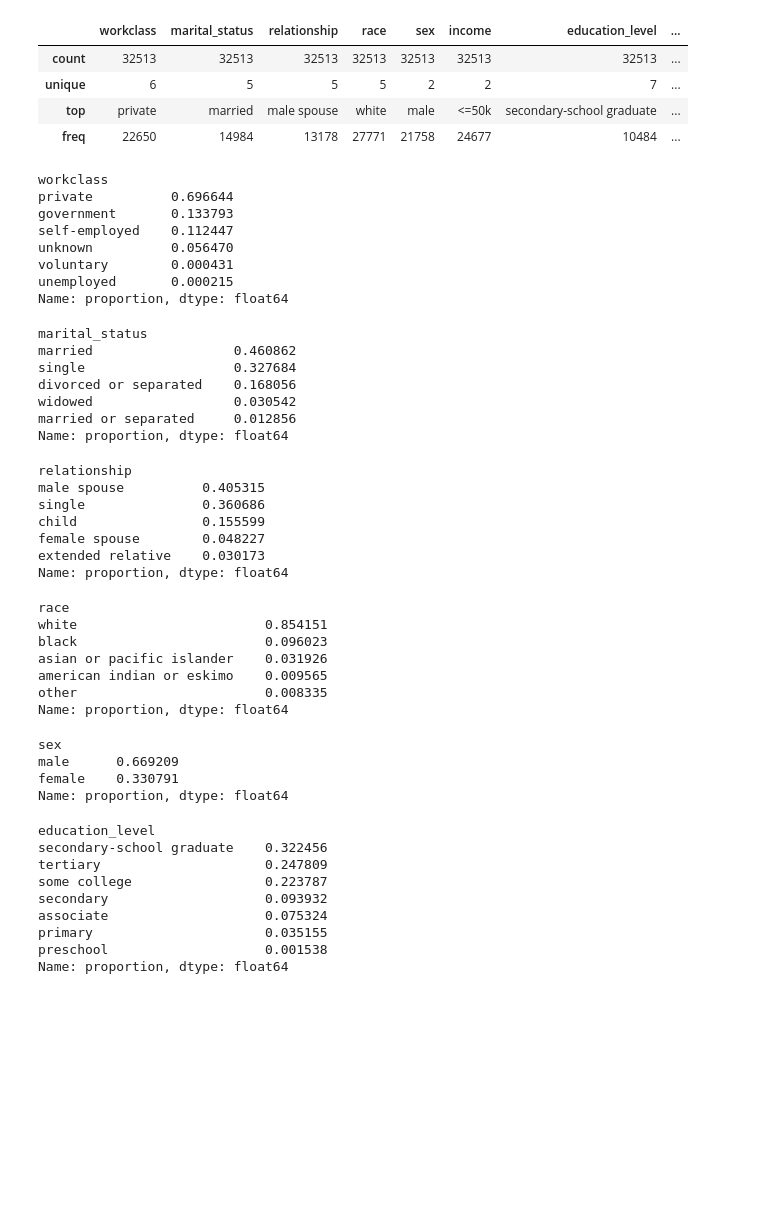
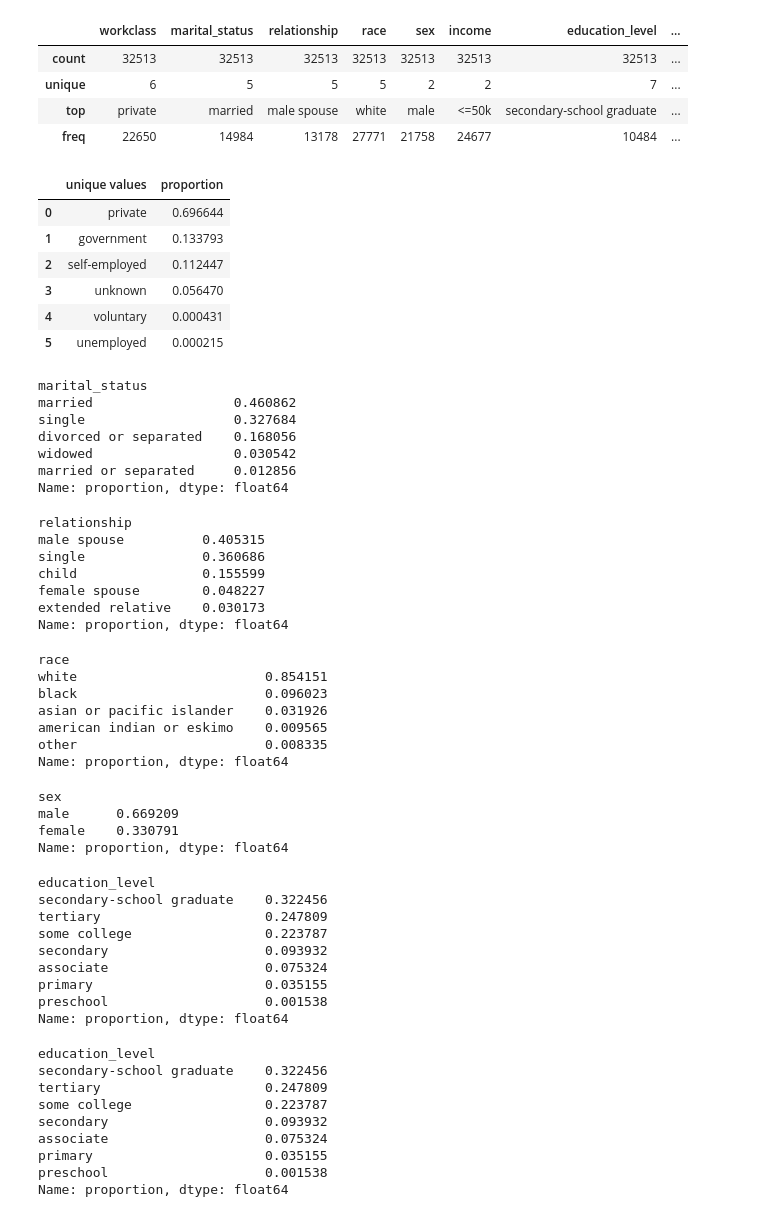
Before and after one commit to NadiaHirwa/Adult-Income, a Jupyter notebook: notebooks/data_analysis.ipynb, the cells around one changed output. Drawn from its saved outputs; the diff is of its cells as text; code cells hidden in the pictures; blank space fills up the shorter version.

```diff
--- a/notebooks/data_analysis.ipynb
+++ b/notebooks/data_analysis.ipynb
@@ -145,53 +135,64 @@ adult_df.describe(include='object')
 | unique | 6 | 5 | 5 | 5 | 2 | 2 | 7 | ... |
 | top | private | married | male spouse | white | male | <=50k | secondary-school graduate | ... |
 | freq | 22650 | 14984 | 13178 | 27771 | 21758 | 24677 | 10484 | ... |
+# %%
+adult_df['workclass'].value_counts(normalize=True).rename_axis('unique values').reset_index(name='proportion')
+# %% [output]
+|  | unique values | proportion |
+| 0 | private | 0.696644 |
+| 1 | government | 0.133793 |
+| 2 | self-employed | 0.112447 |
+| 3 | unknown | 0.056470 |
+| 4 | voluntary | 0.000431 |
+| 5 | unemployed | 0.000215 |
 # %%
-adult_df['workclass'].value_counts(normalize=True)
+adult_df['marital_status'].value_counts(normalize=True)
 # %% [output]
-workclass
-private          0.696644
-government       0.133793
-self-employed    0.112447
-unknown          0.056470
-voluntary        0.000431
-unemployed       0.000215
+marital_status
+married                  0.460862
+single                   0.327684
+divorced or separated    0.168056
+widowed                  0.030542
+married or separated     0.012856
 Name: proportion, dtype: float64
 # %%
-adult_df['marital_status'].value_counts(normalize=True)
+adult_df['relationship'].value_counts(normalize=True)
 # %% [output]
-marital_status
-married                  0.460862
-single                   0.327684
-divorced or separated    0.168056
-widowed                  0.030542
-married or separated     0.012856
+relationship
+male spouse          0.405315
+single               0.360686
+child                0.155599
+female spouse        0.048227
+extended relative    0.030173
 Name: proportion, dtype: float64
 # %%
-adult_df['relationship'].value_counts(normalize=True)
+adult_df['race'].value_counts(normalize=True)
 # %% [output]
-relationship
-male spouse          0.405315
-single               0.360686
-child                0.155599
-female spouse        0.048227
-extended relative    0.030173
+race
+white                        0.854151
+black                        0.096023
+asian or pacific islander    0.031926
+american indian or eskimo    0.009565
+other                        0.008335
 Name: proportion, dtype: float64
 # %%
-adult_df['race'].value_counts(normalize=True)
+adult_df['sex'].value_counts(normalize=True)
 # %% [output]
-race
-white                        0.854151
-black                        0.096023
-asian or pacific islander    0.031926
-american indian or eskimo    0.009565
-other                        0.008335
+sex
+male      0.669209
+female    0.330791
 Name: proportion, dtype: float64
 # %%
-adult_df['sex'].value_counts(normalize=True)
+adult_df['education_level'].value_counts(normalize=True)
 # %% [output]
-sex
-male      0.669209
-female    0.330791
+education_level
+secondary-school graduate    0.322456
+tertiary                     0.247809
+some college                 0.223787
+secondary                    0.093932
+associate                    0.075324
+primary                      0.035155
+preschool                    0.001538
 Name: proportion, dtype: float64
 # %%
 adult_df['education_level'].value_counts(normalize=True)
```
Also changed, not shown: parts of 25 cells of this notebook, 20 other files.
